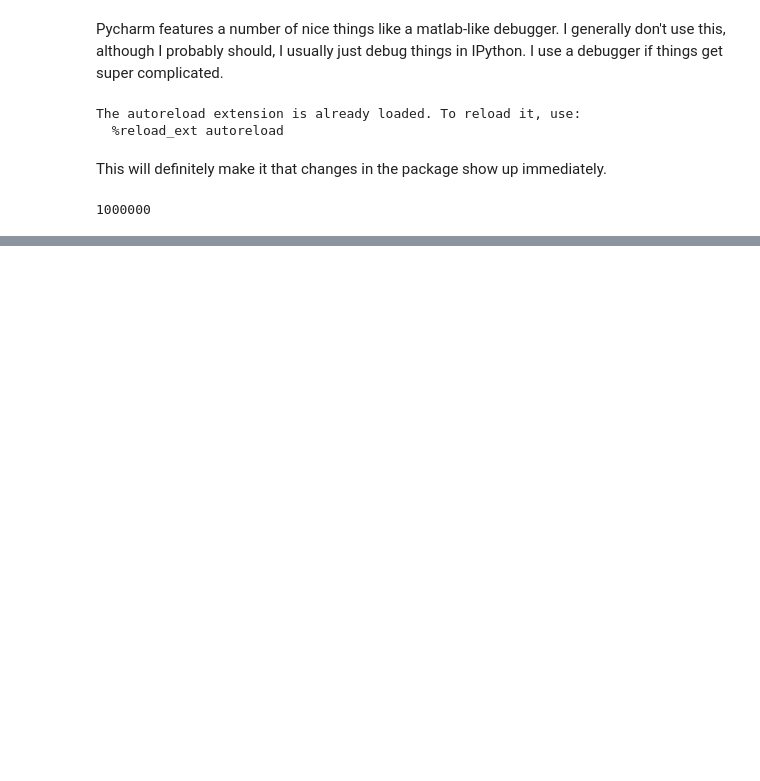
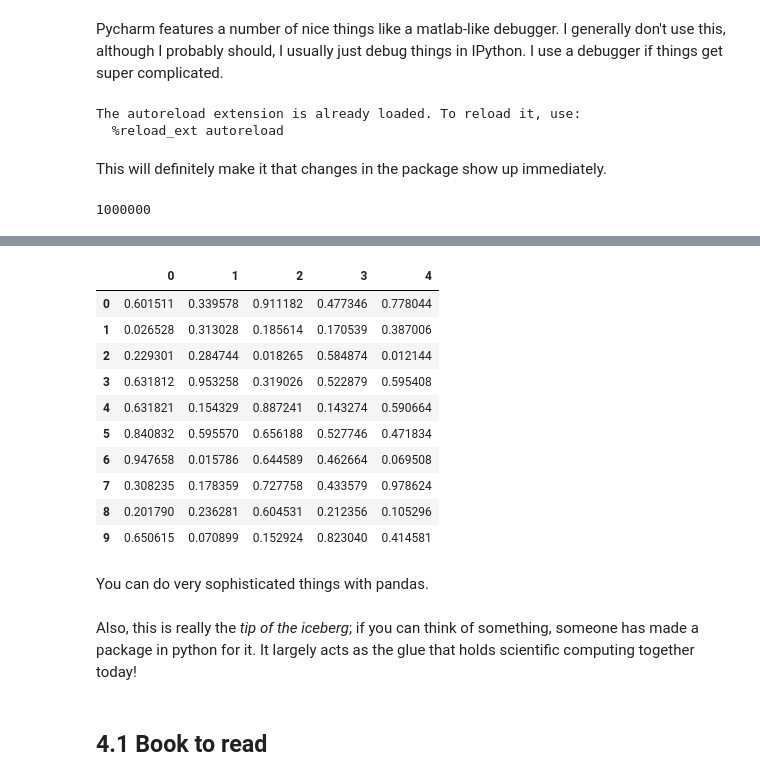
Before and after one commit to nmcollin/my_python_workflow, a Jupyter notebook: Overview.ipynb, the cells around one changed output, grey strips where cells are left out. Saved outputs shown, nothing was run; the diff lists cells and outputs as text; code cells hidden in the pictures; blank space fills up the shorter version.

Commit message:
Ok, I think the outline is there.

```diff
--- a/Overview.ipynb
+++ b/Overview.ipynb
@@ -140,0 +157,20 @@ This is more tricky, but still not bad. Just create a pxd file with the function
+# %%
+pd.DataFrame(np.random.rand(10, 5))
+# %% [output]
+|  | 0 | 1 | 2 | 3 | 4 |
+| 0 | 0.601511 | 0.339578 | 0.911182 | 0.477346 | 0.778044 |
+| 1 | 0.026528 | 0.313028 | 0.185614 | 0.170539 | 0.387006 |
+| 2 | 0.229301 | 0.284744 | 0.018265 | 0.584874 | 0.012144 |
+| 3 | 0.631812 | 0.953258 | 0.319026 | 0.522879 | 0.595408 |
+| 4 | 0.631821 | 0.154329 | 0.887241 | 0.143274 | 0.590664 |
+| 5 | 0.840832 | 0.595570 | 0.656188 | 0.527746 | 0.471834 |
+| 6 | 0.947658 | 0.015786 | 0.644589 | 0.462664 | 0.069508 |
+| 7 | 0.308235 | 0.178359 | 0.727758 | 0.433579 | 0.978624 |
+| 8 | 0.201790 | 0.236281 | 0.604531 | 0.212356 | 0.105296 |
+| 9 | 0.650615 | 0.070899 | 0.152924 | 0.823040 | 0.414581 |
+# %% [markdown]
+You can do very sophisticated things with pandas.
+# %% [markdown]
+Also, this is really the *tip of the iceberg*; if you can think of something, someone has made a package in python for it. It largely acts as the glue that holds scientific computing together today!
+# %% [markdown]
+## 4.1 Book to read
```
Also changed, not shown: parts of 21 cells of this notebook.
